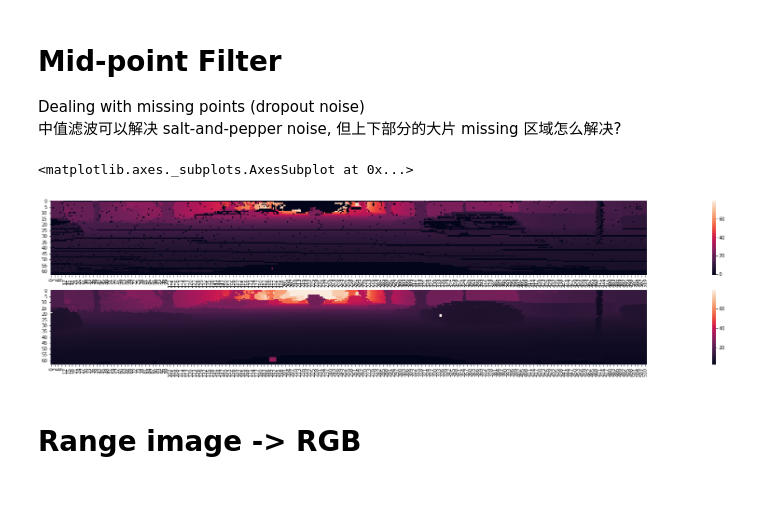
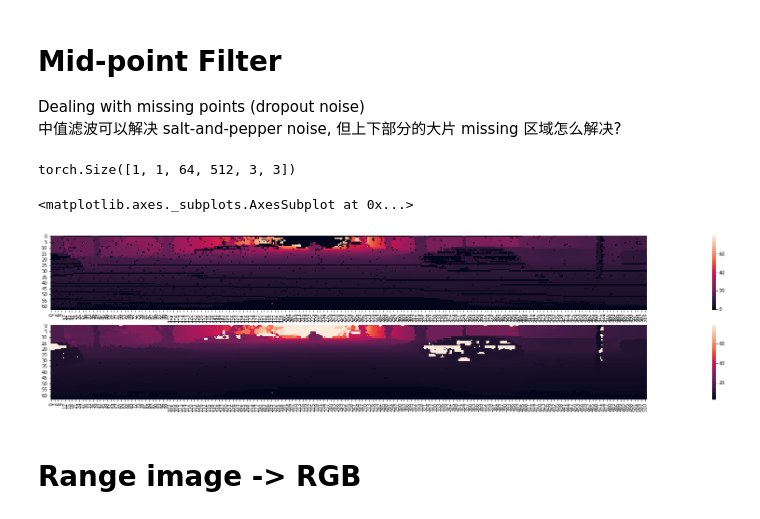
Before and after one commit to lunw1024/DenseFuseNet, a Jupyter notebook: visualization.ipynb, the cells around one changed output. Drawn from its saved outputs; the diff is of its cells as text; code cells hidden in the pictures.

```diff
--- a/visualization.ipynb
+++ b/visualization.ipynb
@@ -157,53 +206,50 @@ Dealing with missing points (dropout noise)
 # %%
+medpool = MedianPool2d()
 def fill_missing_points(tensor, mask, kernelSize=3):
     """
     Fill missing points in `tensor` indicated by `mask`
     Args:
-        tensor: any 2D tensor
+        tensor: any H * W tensor
         mask: boolean mask where True indicates keep original value
     Returns:
         combined: filled tensor
     """
-    # TODO: deal with outliers using high pass filters: https://www.tutorialspoint.com/dip/high_pass_vs_low_pass_filters.htm
+    # TODO: deal with outliers using low pass filters: https://www.tutorialspoint.com/dip/high_pass_vs_low_pass_filters.htm
     eps = 1e-6
     k = kernelSize
     H, W = tensor.shape[0], tensor.shape[1]
+    device = tensor.device
     tensor = tensor * mask # clear the tensor
 
     # apply median filter
-    median = torch.zeros_like(tensor)
-    for i in range(H):
-        for j in range(W):
-            window = tensor[max(0, i-k):min(H, i+k), max(0, j-k):min(W, j+k)]
-            mask_w = mask[max(0, i-k):min(H, i+k), max(0, j-k):min(W, j+k)]
-            if torch.sum(mask_w) > 0:
-                median[i, j] = torch.median(window[mask_w])
+    median = medpool(tensor.unsqueeze(0).unsqueeze(0), mask.unsqueeze(0).unsqueeze(0)).squeeze()
     median = tensor + median * torch.logical_not(mask)
 
     # fill the top and bottom part
     # upperhalf: maximum
-    still_missing_mask_top = torch.logical_and(median < eps, torch.cat((torch.full((H//2, W), True, dtype=torch.bool), torch.full((H//2, W), False, dtype=torch.bool))))
+    still_missing_mask_top = torch.logical_and(median < eps, torch.cat((torch.full((H//2, W), True, dtype=torch.bool, device=device), torch.full((H//2, W), False, dtype=torch.bool, device=device))))
     maximum = torch.max(median.masked_select(torch.logical_not(still_missing_mask_top)))
     median.masked_fill_(still_missing_mask_top, maximum)
     # lowerhalf: minimum
-    still_missing_mask_bottom = torch.logical_and(median < eps, torch.cat((torch.full((H//2, W), False, dtype=torch.bool), torch.full((H//2, W), True, dtype=torch.bool))))
+    still_missing_mask_bottom = torch.logical_and(median < eps, torch.cat((torch.full((H//2, W), False, dtype=torch.bool, device=device), torch.full((H//2, W), True, dtype=torch.bool, device=device))))
     minimum = torch.min(median.masked_select(torch.logical_not(still_missing_mask_bottom)))
     median.masked_fill_(still_missing_mask_bottom, minimum)
 
     combined = tensor + median * torch.logical_not(mask)
     return combined
 
 plt.figure(figsize=(50, 10))
 proj_range_filled = fill_missing_points(torch.tensor(proj_range), torch.tensor(proj_mask, dtype=torch.bool))
 
 # plot
 plt.subplot(3, 1, 1)
 sns.heatmap(proj_range, square=True)
 plt.subplot(3, 1, 2)
 sns.heatmap(proj_range_filled, square=True)
 # %% [output]
-<matplotlib.axes._subplots.AxesSubplot at 0x...>
+torch.Size([1, 1, 64, 512, 3, 3])
+<matplotlib.axes._subplots.AxesSubplot at 0x...>
-[figure, old version]
+[figure, new version]
 # %% [markdown]
 # Range image -> RGB
 # %%
```
Also changed, not shown: parts of 2 cells of this notebook, 5 other files.
